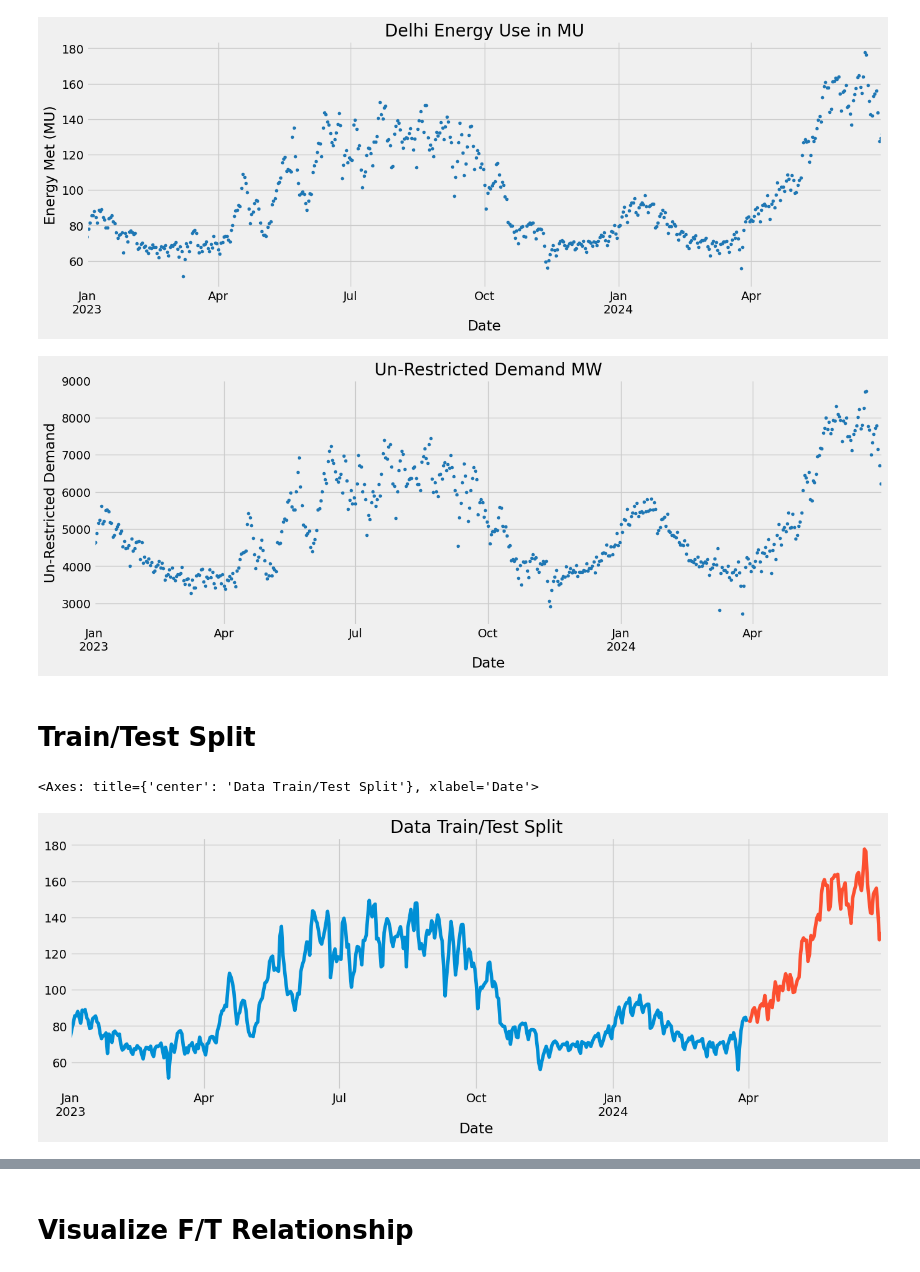
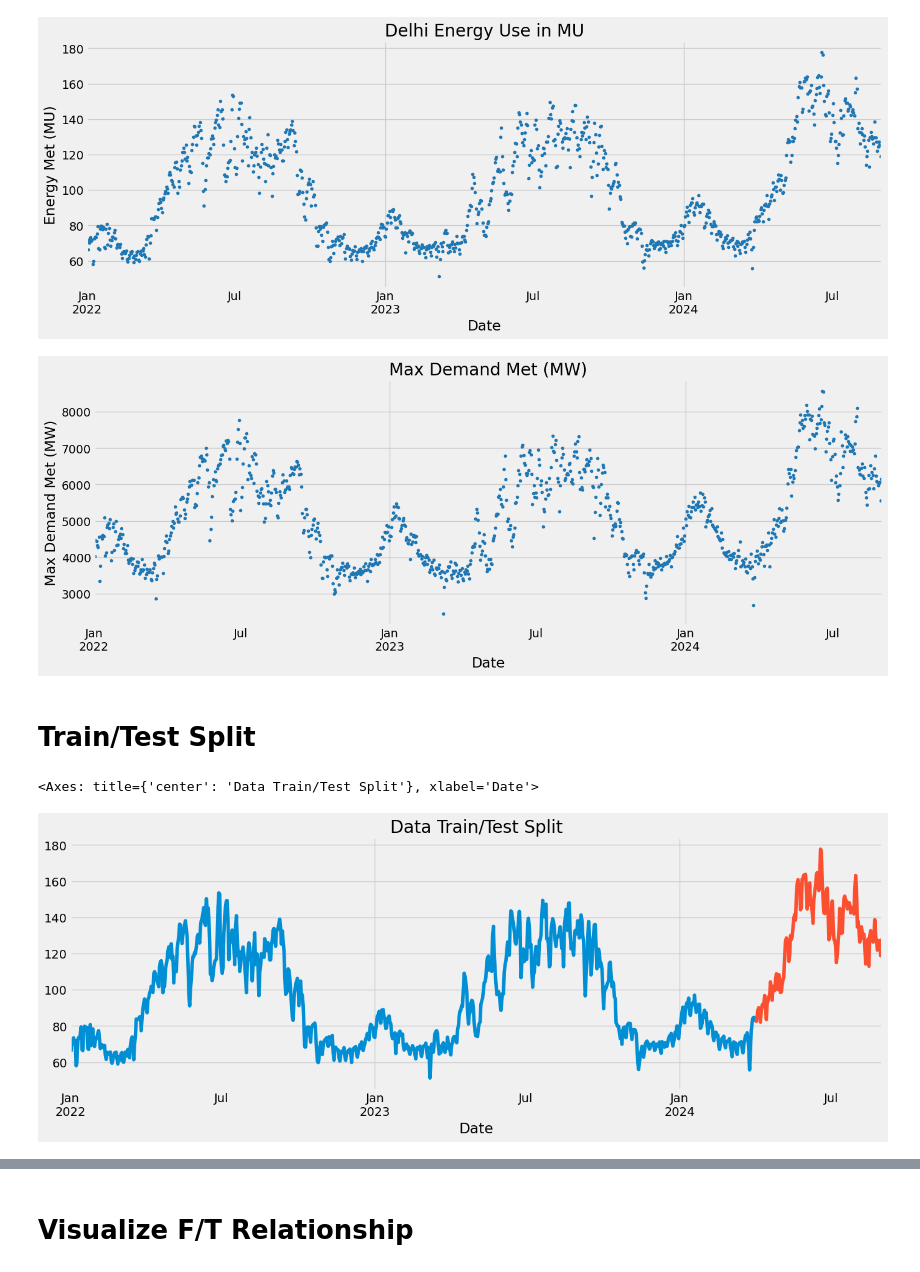
Before and after one commit to PiyushAgrawal626/SIH, a Jupyter notebook: sih-ps-1624.ipynb, the cells around one changed output, grey strips where cells are left out. Cells and saved outputs as stored; diff of their text form; code cells hidden in the pictures.

```diff
--- a/sih-ps-1624.ipynb
+++ b/sih-ps-1624.ipynb
@@ -9,7 +9,7 @@ from sklearn.metrics import mean_squared_error
 color_pal = sns.color_palette()
 plt.style.use('fivethirtyeight')
 # %%
-df = pd.read_csv('../input/delhiecmu/Dataset.csv')
+df = pd.read_csv('../input/delhids/Dataset.csv')
 df['Date'] = pd.to_datetime(df['Date'],format='%d-%m-%Y')
 df.set_index('Date',inplace=True)
 df.head()
@@ -30,17 +30,17 @@ plt.xlabel('Date')
 plt.ylabel('Energy Met (MU)')
 plt.show()
 # %% [output]
-[figure, old version]
+[figure, new version]
 # %%
-df['Un-Restricted Demand'].plot(style='.',
+df['Max Demand Met (MW)'].plot(style='.',
                       figsize=(15,5),
                       color=color_pal[0],
-                      title='Un-Restricted Demand MW')
+                      title='Max Demand Met (MW)')
 plt.xlabel('Date')
-plt.ylabel('Un-Restricted Demand')
+plt.ylabel('Max Demand Met (MW)')
 plt.show()
 # %% [output]
-[figure, old version]
+[figure, new version]
 # %% [markdown]
 # Train/Test Split
 # %%
@@ -52,5 +52,5 @@ train['Energy Met (MU)'].plot(ax=ax, label='Train',title='Data Train/Test Split'
 test['Energy Met (MU)'].plot(ax=ax, label='Test')
 # %% [output]
 <Axes: title={'center': 'Data Train/Test Split'}, xlabel='Date'>
-[figure, old version]
+[figure, new version]
 # %%
```
Also changed, not shown: parts of 9 cells of this notebook.
